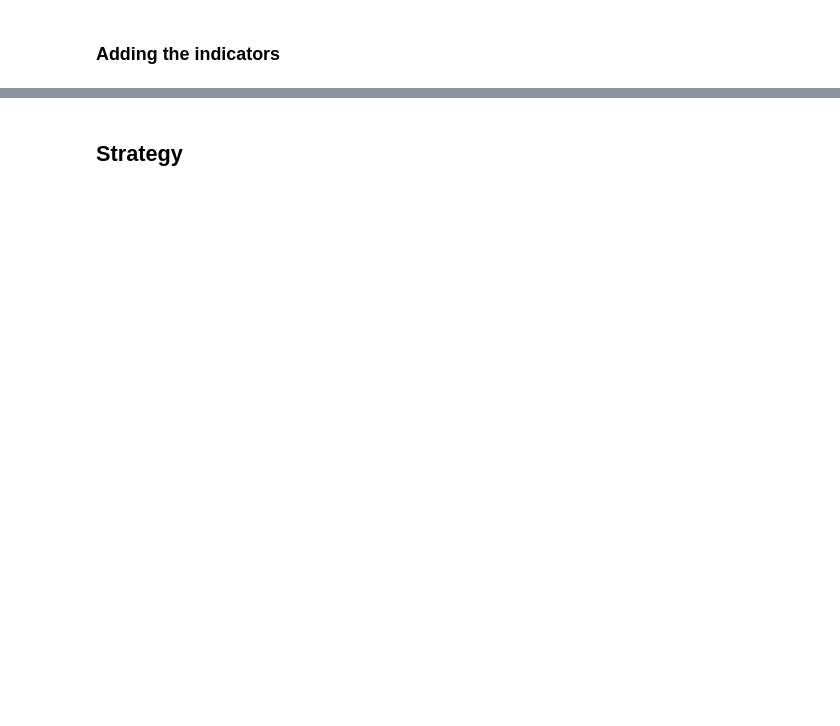
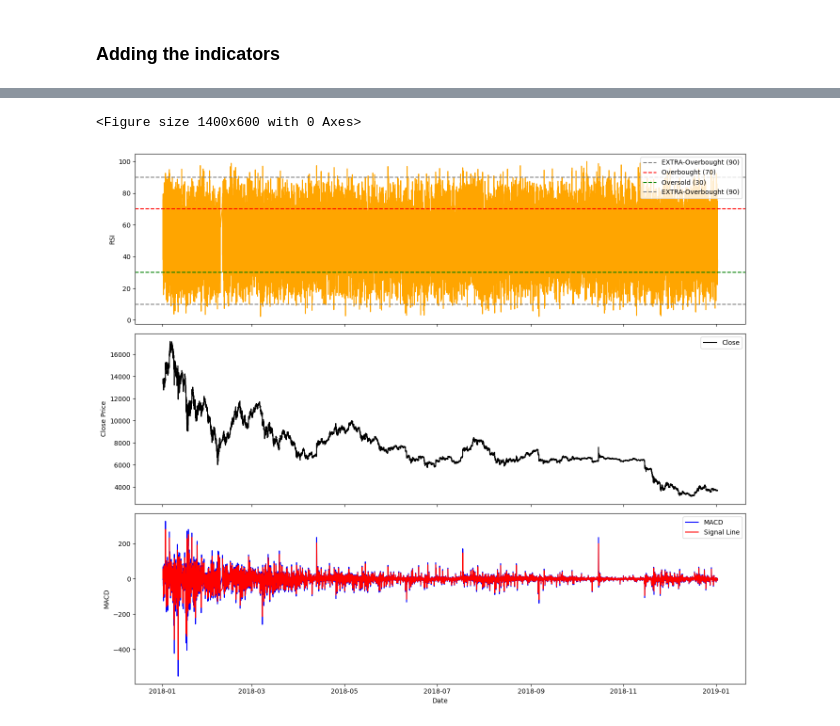
Before and after one commit to AI-ApeX-DeV/DTG, a Jupyter notebook: strategy.ipynb, the cells around one changed output, grey strips where cells are left out. Cells and saved outputs as stored; diff of their text form; code cells hidden in the pictures; blank space fills up the shorter version.

```diff
--- a/strategy.ipynb
+++ b/strategy.ipynb
@@ -134,5 +162,42 @@ plt.legend()
-# %% [markdown]
-## Strategy
+# %%
+# For understanding the indicators
+
+plot_df = test_df.iloc[:,:]
+plt.figure(figsize=(14, 6))
+
+fig, axes = plt.subplots(nrows=3, ncols=1, figsize=(14, 12), sharex=True)
+
+# Plotting RSI
+axes[0].plot(plot_df.index, plot_df['RSI'], color='orange')
+axes[0].axhline(90, color='grey', linestyle='--', label='EXTRA-Overbought (90)')
+axes[0].axhline(70, color='r', linestyle='--', label='Overbought (70)')
+axes[0].axhline(30, color='g', linestyle='--', label='Oversold (30)')
+axes[0].axhline(10, color='grey', linestyle='--', label='EXTRA-Overbought (90)')
+axes[0].legend()
+axes[0].set_ylabel('RSI')
+
+# Plotting Close values and SMAs
+axes[1].plot(plot_df.index, plot_df['close'], label='Close', color='black')
+# axes[1].plot(plot_df['SMA_14'],label="14 previous average")
+# axes[1].plot(plot_df['SMA_20'],label="20 previous average")
+axes[1].legend()
+axes[1].set_ylabel('Close Price')
+
+# Plotting MACD and Signal Line
+axes[2].plot(plot_df.index, plot_df['MACD'], label='MACD', color='blue')
+axes[2].plot(plot_df.index, plot_df['Signal_Line'], label='Signal Line', color='red')
+axes[2].legend()
+axes[2].set_ylabel('MACD')
+axes[2].set_xlabel('Date')
+
+# Adjust layout and display the plots
+plt.tight_layout()
+plt.show()
+
+# plot_candlestick_chart(plot_df)
+# %% [output]
+<Figure size 1400x600 with 0 Axes>
+[figure, added]
 # %%
 # States
 usd = 10000
```
Also changed, not shown: parts of 16 cells of this notebook.
